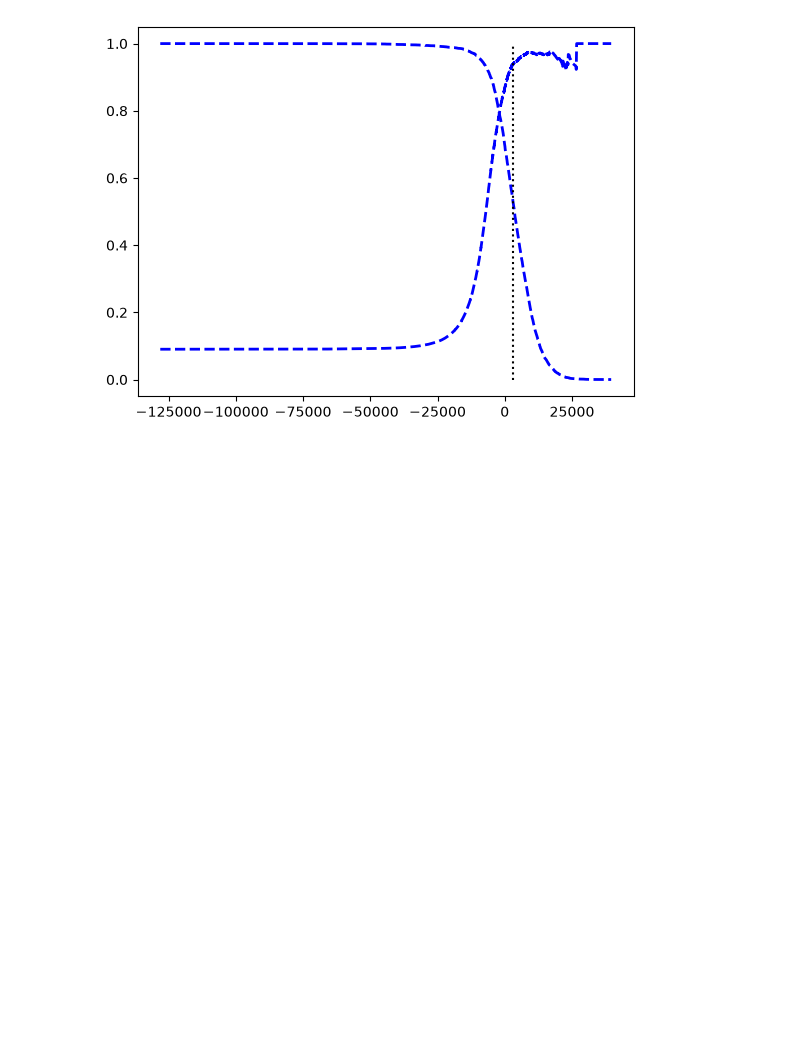
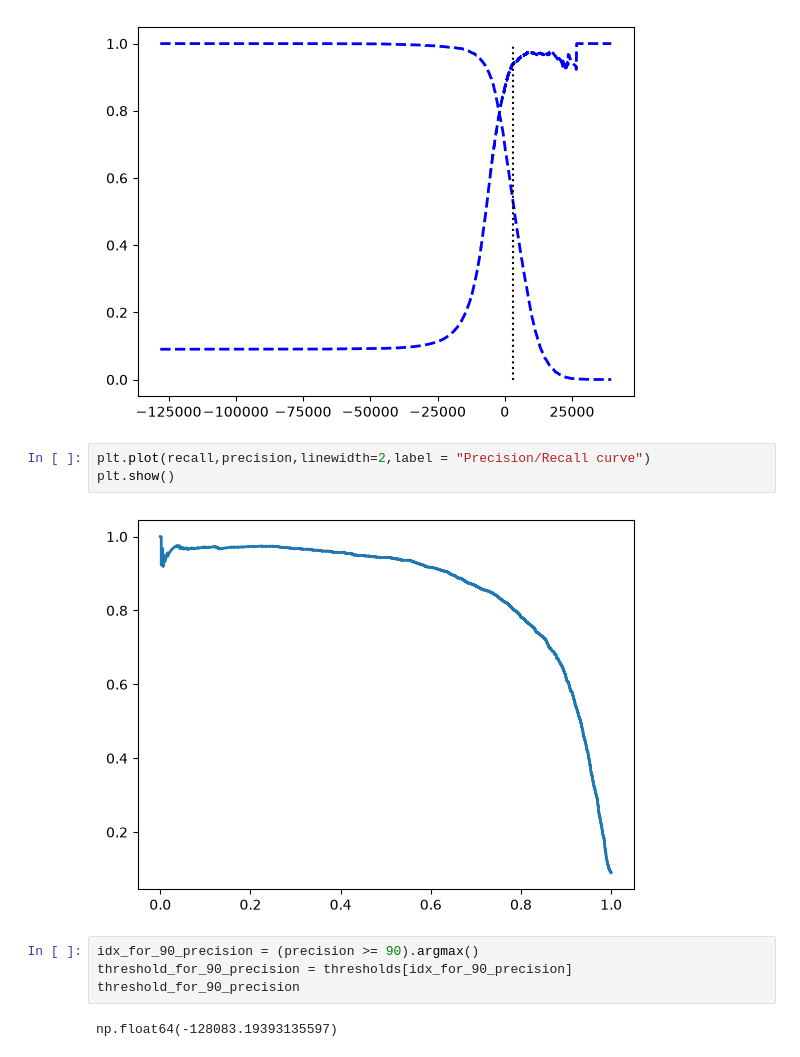
Before and after one commit to Tolreri21/hands-on-ml-with-pytorch, a Jupyter notebook: chapter3/classification.ipynb, the cells around one changed output. Cells and saved outputs as stored; diff of their text form; blank space fills up the shorter version.

Commit message:
feat: try different thresholds

```diff
--- a/chapter3/classification.ipynb
+++ b/chapter3/classification.ipynb
@@ -117,3 +118,14 @@ plt.vlines(threshold,0,1.0,"k","dotted")
 plt.show()
 # %% [output]
 [figure]
+# %%
+plt.plot(recall,precision,linewidth=2,label = "Precision/Recall curve")
+plt.show()
+# %% [output]
+[figure, added]
+# %%
+idx_for_90_precision = (precision >= 90).argmax()
+threshold_for_90_precision = thresholds[idx_for_90_precision]
+threshold_for_90_precision
+# %% [output]
+np.float64(-128083.19393135597)
```
Also changed, not shown: parts of 2 cells of this notebook.
